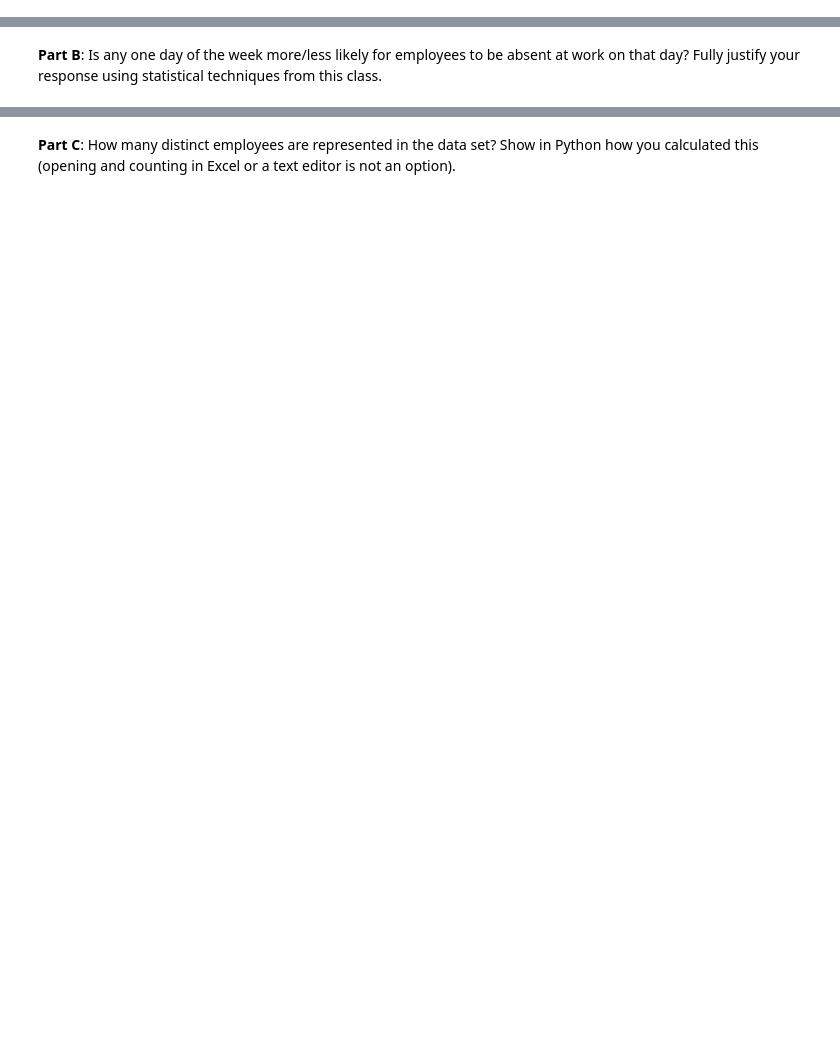
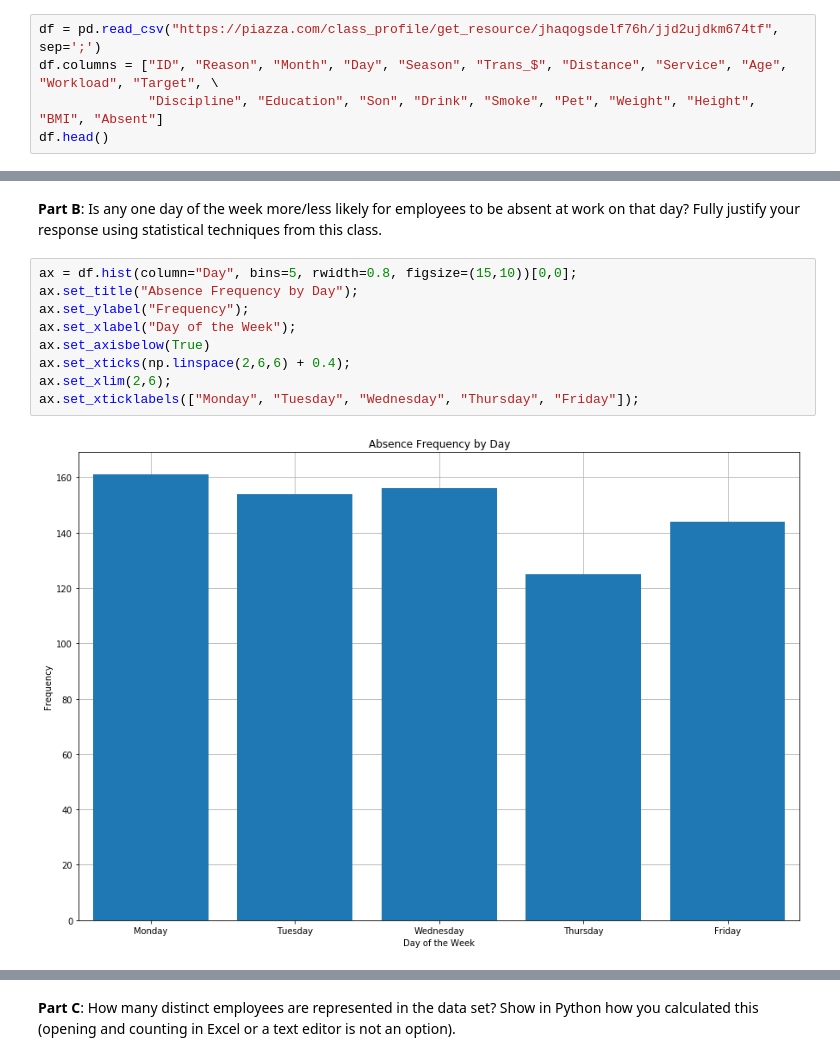
Before and after one commit to tannerbobak/csci3022, a Jupyter notebook: practicum_Bobak_Tanner.ipynb, the cells around one changed output, grey strips where cells are left out. Drawn from its saved outputs; the diff is of its cells as text; blank space fills up the shorter version.

```diff
--- a/practicum_Bobak_Tanner.ipynb
+++ b/practicum_Bobak_Tanner.ipynb
@@ -115,3 +412,8 @@ def bowling_game( [parameters? other input?] ):
 The data set [`Absenteeism_at_work.csv`](https://piazza.com/class_profile/get_resource/jhaqogsdelf76h/jjd2ujdkm674tf) (linked here, and on Piazza) examines a variety of factors surrounding employees at a courier in Brazil between 2007 and 2010. The data include characteristics of the employees like education, age, number of children and pets, and so on, as well as the amount of time absent from work (hours) each occurrence. A file describing the data set is available from the UC Irvine repository, as well as [linked on Piazza](https://piazza.com/class_profile/get_resource/jhaqogsdelf76h/jjd2uj0fzds4t9) under Resources, alongside the data set.
 
 **Part A**:  Load the data set `Absenteeism_at_work.csv` as a Pandas data frame and use Pandas rename all of the columns to concise, descriptive, single-word column titles. Use Pandas built-in methods to display the first few rows and the column titles of your new and improved data frame.
+# %%
+df = pd.read_csv("https://piazza.com/class_profile/get_resource/jhaqogsdelf76h/jjd2ujdkm674tf", sep=';')
+df.columns = ["ID", "Reason", "Month", "Day", "Season", "Trans_$", "Distance", "Service", "Age", "Workload", "Target", \
+              "Discipline", "Education", "Son", "Drink", "Smoke", "Pet", "Weight", "Height", "BMI", "Absent"]
+df.head()
@@ -118,2 +428,13 @@ The data set [`Absenteeism_at_work.csv`](https://piazza.com/class_profile/get_re
 # %% [markdown]
 **Part B**: Is any one day of the week more/less likely for employees to be absent at work on that day? Fully justify your response using statistical techniques from this class.
+# %%
+ax = df.hist(column="Day", bins=5, rwidth=0.8, figsize=(15,10))[0,0];
+ax.set_title("Absence Frequency by Day");
+ax.set_ylabel("Frequency");
+ax.set_xlabel("Day of the Week");
+ax.set_axisbelow(True)
+ax.set_xticks(np.linspace(2,6,6) + 0.4);
+ax.set_xlim(2,6);
+ax.set_xticklabels(["Monday", "Tuesday", "Wednesday", "Thursday", "Friday"]);
+# %% [output]
+[figure, added]
```
Also changed, not shown: parts of 21 cells of this notebook, 3 other files.
